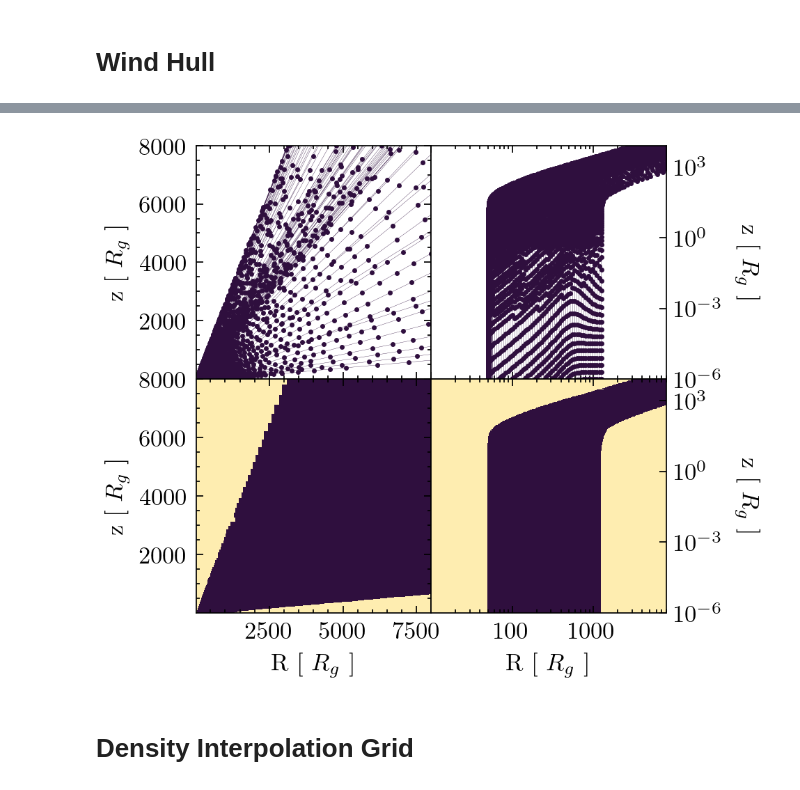
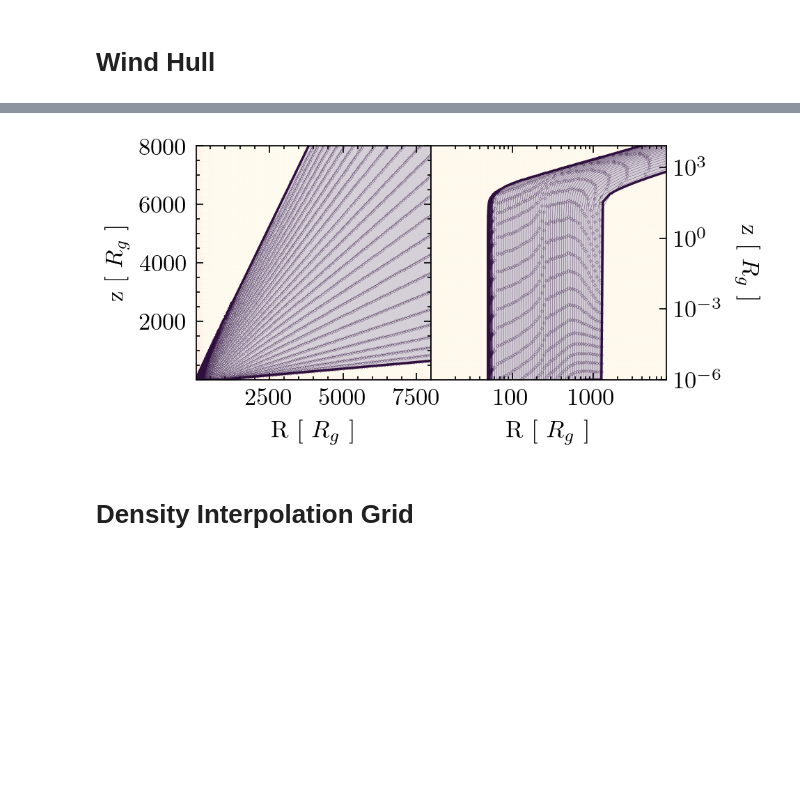
Before and after one commit to arnauqb/Qwind.jl, a Jupyter notebook: papers/paper2/rt_plots.ipynb, the cells around one changed output, grey strips where cells are left out. Saved outputs shown, nothing was run; the diff lists cells and outputs as text; code cells hidden in the pictures; blank space fills up the shorter version.

```diff
--- a/papers/paper2/rt_plots.ipynb
+++ b/papers/paper2/rt_plots.ipynb
@@ -243,3 +257,8 @@ hull1 = iterations_dict[2]["radiative_transfer"].interpolator.wind_hull
 hull2 = iterations_dict[3]["radiative_transfer"].interpolator.wind_hull
 integ1 = iterations_dict[1]["integrators"]
 integ2 = iterations_dict[2]["integrators"];
+# %%
+integrators = iterations_dict[2]["integrators"];
+max_times = get_intersection_times(integrators);
+r0 = [integ.p.r0 for integ in integrators];
+rh, zh, _, _, _ = reduce_integrators(integrators, max_times=max_times)
@@ -245,0 +269,6 @@ integ2 = iterations_dict[2]["integrators"];
+# %%
+integrators_linear = interpolate_integrators(integrators, n_timesteps=100, max_times=max_times, log=false);
+integrators_log = interpolate_integrators(integrators, n_timesteps=20, max_times=max_times, log=true);
+
+rh, zh, _, _, _ = reduce_integrators(integrators_linear)
+hull = construct_wind_hull(rh, zh, r0);
@@ -246,57 +291,45 @@ integ2 = iterations_dict[2]["integrators"];
 # %%
-fig, ax = plt.subplots(2, 2, figsize=(mnras_width, mnras_width))#, figsize=(4,6))
+fig, ax = plt.subplots(1, 2, figsize=(mnras_width, 0.5mnras_width))#, figsize=(4,6))
 
-QwindPlotting.plot_streamlines(integ2[1:2:end], fig=fig, linewidth=0.1, ax=ax[1,1], color = "#" * hex(convert(RGB, get(cmap, 1))))
-QwindPlotting.plot_wind_hull(hull2, fig=fig, ax=ax[2,1], rmax=8000, zmax=8000, nr=500, nz=500, cmap=cmap_pl)
+QwindPlotting.plot_wind_hull(hull, fig=fig, ax=ax[1], rmax=8000, zmax=8000, nr=500, nz=500, cmap=cmap_pl, alpha=0.2)
+QwindPlotting.plot_streamlines(integrators_linear[1:2:end], fig=fig, linewidth=0.1, ax=ax[1], color = "#" * hex(convert(RGB, get(cmap, 1))), markersize=0.1)
 
-QwindPlotting.plot_streamlines(integ2[1:2:end], fig=fig, ax=ax[1,2], linewidth=0.1, color = "#" * hex(convert(RGB, get(cmap, 1))))
-QwindPlotting.plot_wind_hull(hull2, fig=fig, ax=ax[2,2], rmax=8000, zmax=8000, nr=500, nz=500, cmap=cmap_pl)
+QwindPlotting.plot_wind_hull(hull, fig=fig, ax=ax[2], rmax=8000, zmax=8000, nr=500, nz=500, cmap=cmap_pl, alpha=0.2)
+QwindPlotting.plot_streamlines(integrators_log[1:2:end], fig=fig, ax=ax[2], linewidth=0.1, color = "#" * hex(convert(RGB, get(cmap, 1))), markersize=0.1)
 
-ax[1,1].set_xlim(10,8000)
-ax[1,1].set_ylim(1e-6, 8000)
-#ax[1,1].set_xscale("log")
-#ax[1,1].set_yscale("log")
+vs = reduce(hcat, hull.vertices)
+#vs .+= 1e-6
 
-ax[1,2].set_xlim(10,8000)
-ax[1,2].set_ylim(1e-6, 8000)
-ax[1,2].set_xscale("log")
-ax[1,2].set_yscale("log")
-ax[1,2].yaxis.tick_right()
+ax[1].plot(vs[1,:], vs[2,:], color = "#" * hex(convert(RGB, get(cmap, 1))))
+ax[2].plot(vs[1,:], vs[2,:], color = "#" * hex(convert(RGB, get(cmap, 1))))
+
+ax[1].set_xlim(10,8000)
+ax[1].set_ylim(1e-6, 8000)
+
+ax[2].set_xlim(10,8000)
+ax[2].set_ylim(1e-6, 8000)
+ax[2].set_xscale("log")
+ax[2].set_yscale("log")
+ax[2].yaxis.tick_right()
 
 
-ax[2,1].set_xlim(10,8000)
-ax[2,1].set_ylim(1e-6, 8000)
-#ax[2,1].set_xscale("log")
-#ax[2,1].set_yscale("log")
+ax[1].set_xlabel(L"R [ $R_g$ ]")
+ax[2].set_xlabel(L"R [ $R_g$ ]")
+ax[1].set_ylabel(L"z [ $R_g$ ]")
 
-ax[2,2].set_xlim(10,8000)
-ax[2,2].set_ylim(1e-6, 8000)
-ax[2,2].set_xscale("log")
-ax[2,2].set_yscale("log")
-ax[2,2].yaxis.tick_right()
+ax[2].set_ylabel(L"z [ $R_g$ ]", rotation=-90, labelpad=15)
+ax[2].yaxis.set_label_position("right")
 
+ax[1].set_xticks([2500, 5000, 7500])
+ax[1].set_xticklabels([2500, 5000, 7500])
 
-
-ax[2,1].set_xlabel(L"R [ $R_g$ ]")
-ax[2,2].set_xlabel(L"R [ $R_g$ ]")
-ax[1,1].set_ylabel(L"z [ $R_g$ ]")
-ax[2,1].set_ylabel(L"z [ $R_g$ ]")
-
-ax[1,2].set_ylabel(L"z [ $R_g$ ]", rotation=-90, labelpad=15)
-ax[2,2].set_ylabel(L"z [ $R_g$ ]", rotation=-90, labelpad=15)
-ax[1,2].yaxis.set_label_position("right")
-ax[2,2].yaxis.set_label_position("right")
-
-ax[2,1].set_xticks([2500, 5000, 7500])
-ax[2,1].set_xticklabels([2500, 5000, 7500])
-
-ax[2,2].set_xticks([1e2, 1000])
-ax[2,2].set_xticklabels([100, 1000])
+ax[2].set_xticks([1e2, 1000])
+ax[2].set_xticklabels([100, 1000])
 
 plt.subplots_adjust(wspace=0, hspace=0)
-#fig.savefig("plots/wind_hull.pdf")
+fig.savefig("plots/wind_hull.pdf")
 # %% [output]
-[figure, old version]
+[figure, new version]
 # %% [markdown]
 # Density Interpolation Grid
 # %%
```
Also changed, not shown: parts of 14 cells of this notebook, 12 other files.
